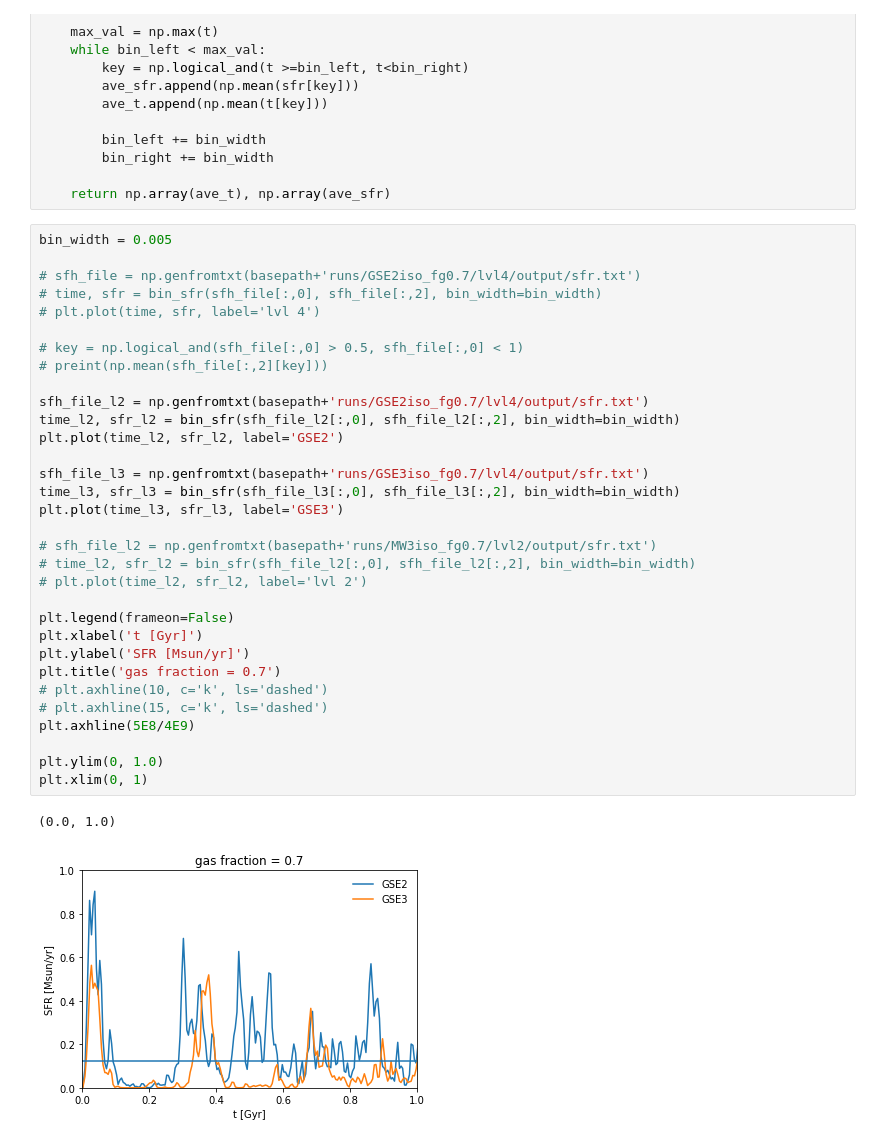
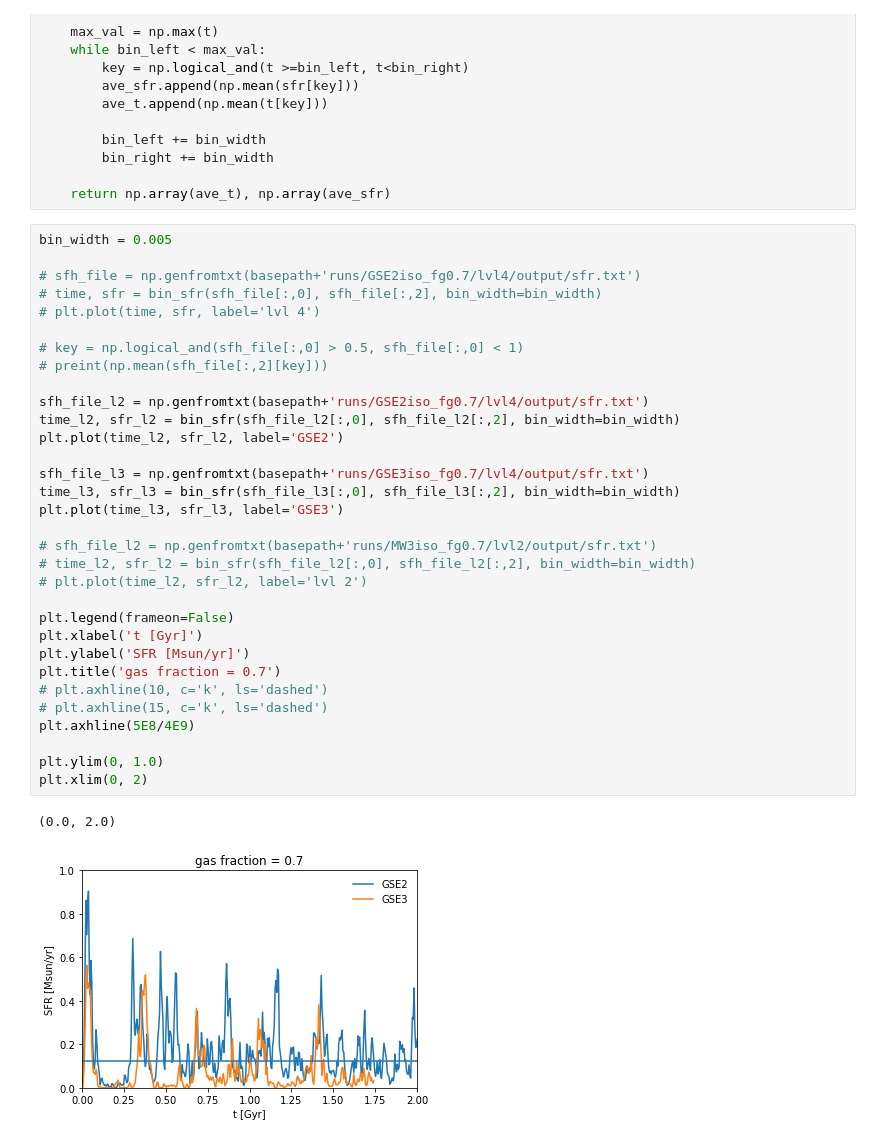
Before and after one commit to gusbeane/GSEgas, a Jupyter notebook: notebooks/GSE3iso_fg0.7.ipynb, the cells around one changed output. Saved outputs shown, nothing was run; the diff lists cells and outputs as text.

```diff
--- a/notebooks/GSE3iso_fg0.7.ipynb
+++ b/notebooks/GSE3iso_fg0.7.ipynb
@@ -31,33 +31,33 @@ bin_width = 0.005
 
 # sfh_file = np.genfromtxt(basepath+'runs/GSE2iso_fg0.7/lvl4/output/sfr.txt')
 # time, sfr = bin_sfr(sfh_file[:,0], sfh_file[:,2], bin_width=bin_width)
 # plt.plot(time, sfr, label='lvl 4')
 
 # key = np.logical_and(sfh_file[:,0] > 0.5, sfh_file[:,0] < 1)
 # preint(np.mean(sfh_file[:,2][key]))
 
 sfh_file_l2 = np.genfromtxt(basepath+'runs/GSE2iso_fg0.7/lvl4/output/sfr.txt')
 time_l2, sfr_l2 = bin_sfr(sfh_file_l2[:,0], sfh_file_l2[:,2], bin_width=bin_width)
 plt.plot(time_l2, sfr_l2, label='GSE2')
 
 sfh_file_l3 = np.genfromtxt(basepath+'runs/GSE3iso_fg0.7/lvl4/output/sfr.txt')
 time_l3, sfr_l3 = bin_sfr(sfh_file_l3[:,0], sfh_file_l3[:,2], bin_width=bin_width)
 plt.plot(time_l3, sfr_l3, label='GSE3')
 
 # sfh_file_l2 = np.genfromtxt(basepath+'runs/MW3iso_fg0.7/lvl2/output/sfr.txt')
 # time_l2, sfr_l2 = bin_sfr(sfh_file_l2[:,0], sfh_file_l2[:,2], bin_width=bin_width)
 # plt.plot(time_l2, sfr_l2, label='lvl 2')
 
 plt.legend(frameon=False)
 plt.xlabel('t [Gyr]')
 plt.ylabel('SFR [Msun/yr]')
 plt.title('gas fraction = 0.7')
 # plt.axhline(10, c='k', ls='dashed')
 # plt.axhline(15, c='k', ls='dashed')
 plt.axhline(5E8/4E9)
 
 plt.ylim(0, 1.0)
-plt.xlim(0, 1)
+plt.xlim(0, 2)
 # %% [output]
-(0.0, 1.0)
+(0.0, 2.0)
-[figure, old version]
+[figure, new version]
```
